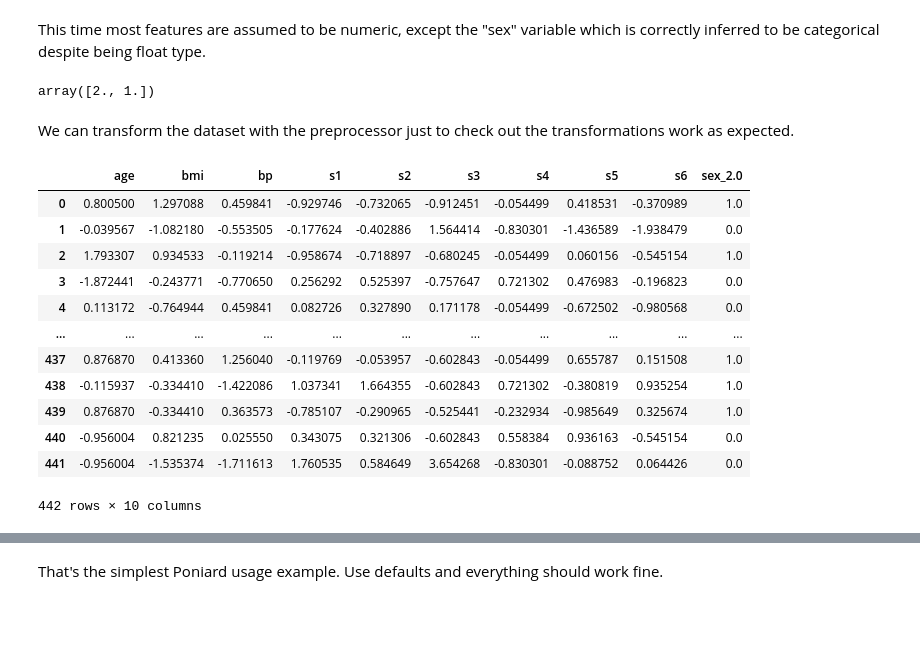
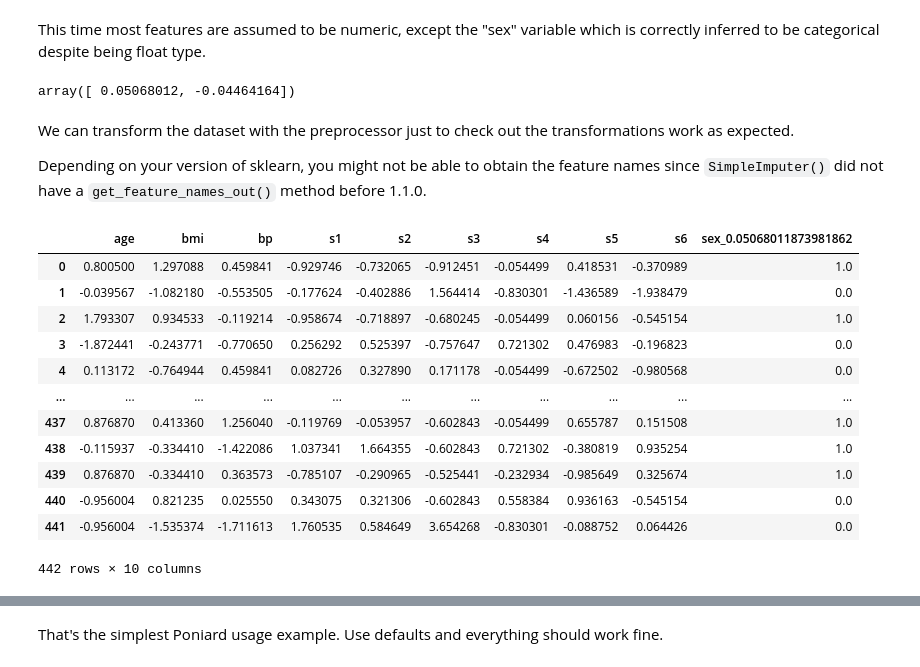
Before and after one commit to rxavier/poniard, a Jupyter notebook: examples/01._basics.ipynb, the cells around one changed output, grey strips where cells are left out. Cells and saved outputs as stored; diff of their text form; code cells hidden in the pictures; blank space fills up the shorter version.

Commit message:
fix for sklearn < 1.1.0

```diff
--- a/examples/01._basics.ipynb
+++ b/examples/01._basics.ipynb
@@ -118,7 +118,7 @@ Now we'll load another dataset.
 from sklearn.datasets import load_diabetes
 from poniard import PoniardRegressor
 
-X, y = load_diabetes(return_X_y=True, as_frame=True, scaled=False)
+X, y = load_diabetes(return_X_y=True, as_frame=True)
 pnd = PoniardRegressor().setup(X, y)
 # %% [output]
 Main metric: neg_mean_squared_error
@@ -141,18 +141,24 @@ This time most features are assumed to be numeric, except the "sex" variable whi
 # %%
 X["sex"].unique()
 # %% [output]
-array([2., 1.])
+array([ 0.05068012, -0.04464164])
 # %% [markdown]
 We can transform the dataset with the preprocessor just to check out the transformations work as expected.
+
+Depending on your version of sklearn, you might not be able to obtain the feature names since `SimpleImputer()` did not have a `get_feature_names_out()` method before 1.1.0.
 # %%
 import pandas as pd
+import sklearn
+
+sklearn_version = sklearn.__version__
 
 transformed = pd.DataFrame(pnd.preprocessor_.fit_transform(X))
-columns = [x.split("__")[-1] for x in pnd.preprocessor_.get_feature_names_out()]
-transformed.columns = columns
+if sklearn_version >= "1.1.0":
+    columns = [x.split("__")[-1] for x in pnd.preprocessor_.get_feature_names_out()]
+    transformed.columns = columns
 transformed
 # %% [output]
-|  | age | bmi | bp | s1 | s2 | s3 | s4 | s5 | s6 | sex_2.0 |
+|  | age | bmi | bp | s1 | s2 | s3 | s4 | s5 | s6 | sex_0.05068011873981862 |
 | 0 | 0.800500 | 1.297088 | 0.459841 | -0.929746 | -0.732065 | -0.912451 | -0.054499 | 0.418531 | -0.370989 | 1.0 |
 | 1 | -0.039567 | -1.082180 | -0.553505 | -0.177624 | -0.402886 | 1.564414 | -0.830301 | -1.436589 | -1.938479 | 0.0 |
 | 2 | 1.793307 | 0.934533 | -0.119214 | -0.958674 | -0.718897 | -0.680245 | -0.054499 | 0.060156 | -0.545154 | 1.0 |
```
Also changed, not shown: parts of 1 cell of this notebook.
